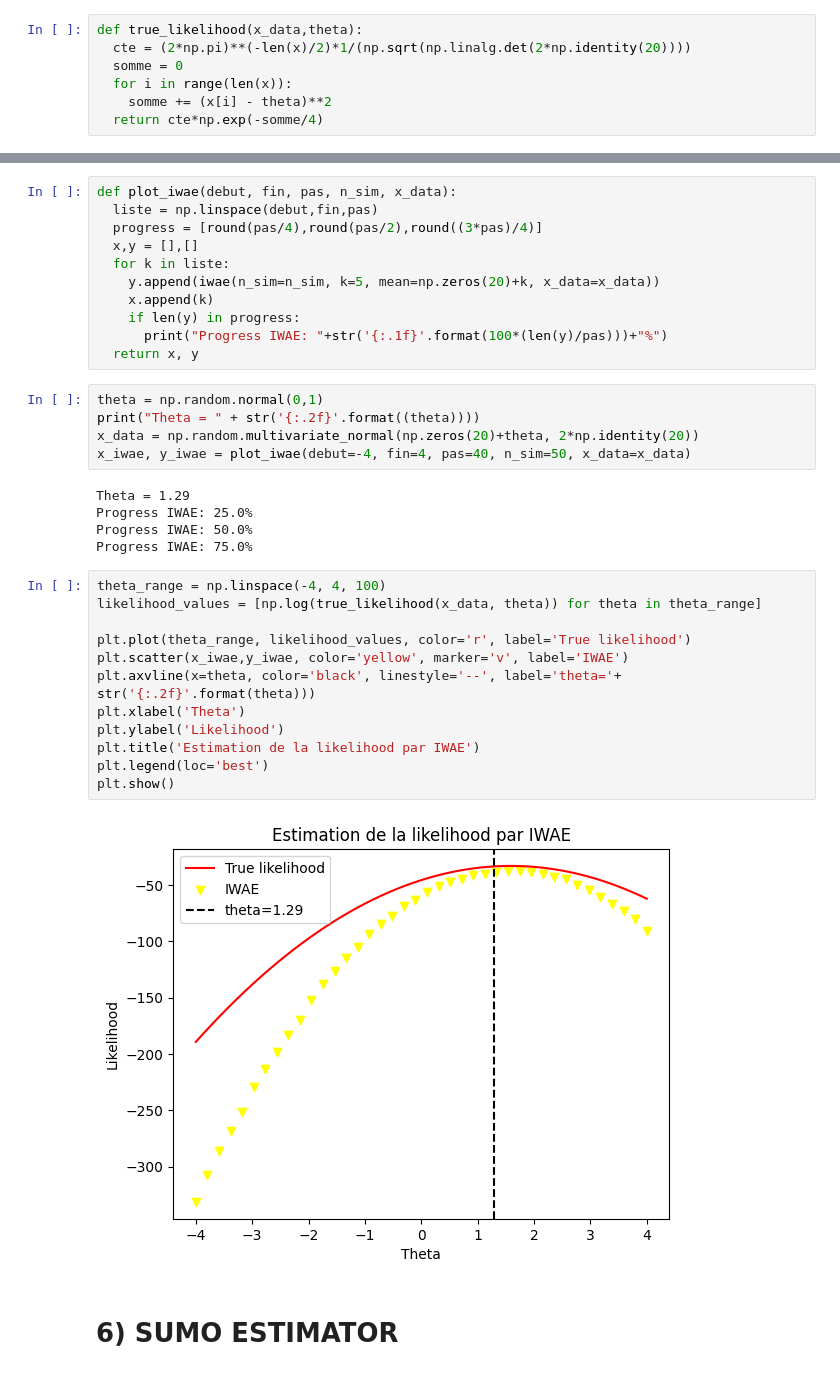
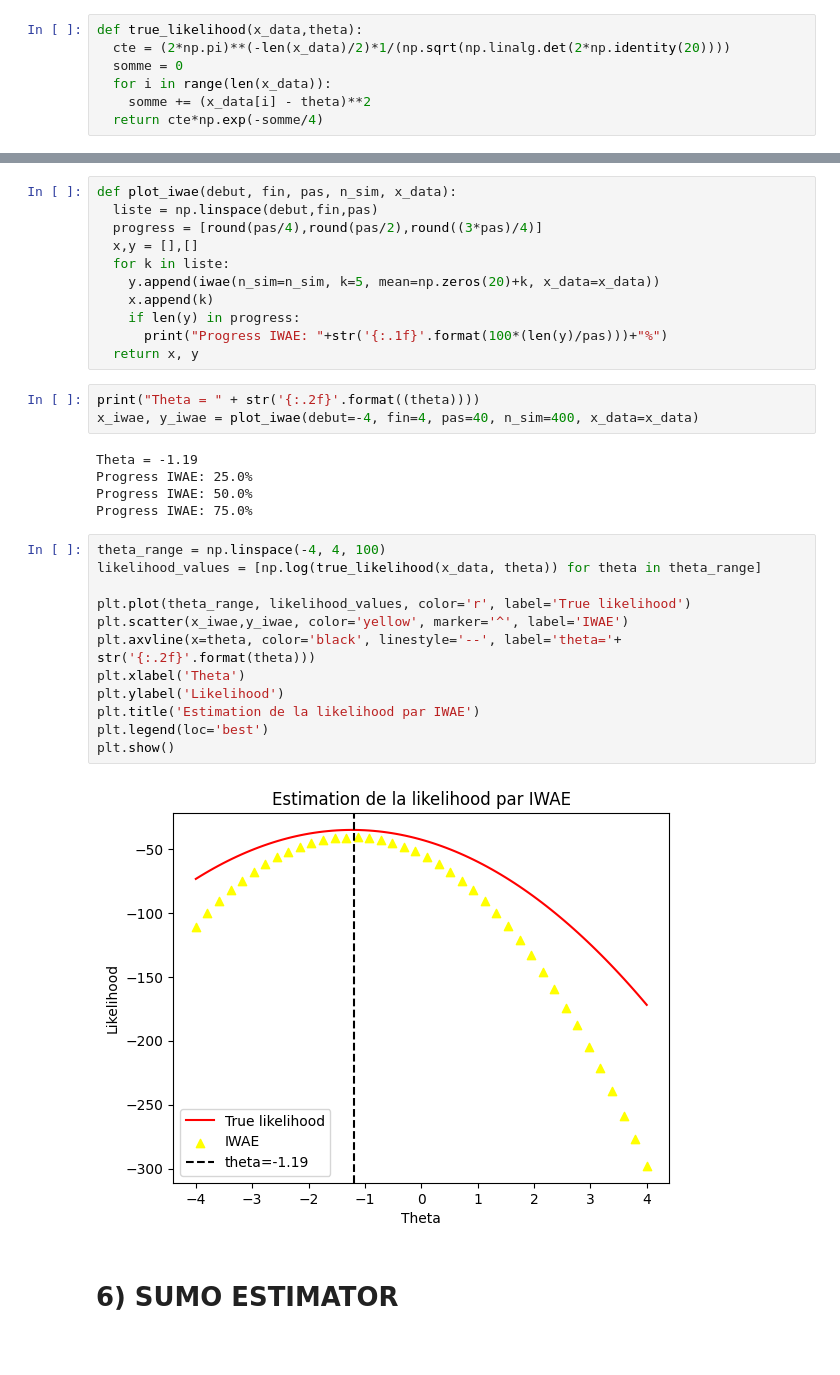
Before and after one commit to JulienPeignon/Monte_Carlo_Simulations, a Jupyter notebook: Final_Project.ipynb, the cells around one changed output, grey strips where cells are left out. Saved outputs shown, nothing was run; the diff lists cells and outputs as text.

```diff
--- a/Final_Project.ipynb
+++ b/Final_Project.ipynb
@@ -44,10 +51,10 @@ def generate_q_p(K,mean,x_data,z,z_O,z_E):
 # **2) THEORETICAL LIKELIHOOD**
 # %%
 def true_likelihood(x_data,theta):
-  cte = (2*np.pi)**(-len(x)/2)*1/(np.sqrt(np.linalg.det(2*np.identity(20))))
+  cte = (2*np.pi)**(-len(x_data)/2)*1/(np.sqrt(np.linalg.det(2*np.identity(20))))
   somme = 0
-  for i in range(len(x)):
-    somme += (x[i] - theta)**2
+  for i in range(len(x_data)):
+    somme += (x_data[i] - theta)**2
   return cte*np.exp(-somme/4)
 # %% [markdown]
 # **3) SS ESTIMATOR**
@@ -233,29 +236,27 @@ def plot_iwae(debut, fin, pas, n_sim, x_data):
       print("Progress IWAE: "+str('{:.1f}'.format(100*(len(y)/pas)))+"%")
   return x, y
 # %%
-theta = np.random.normal(0,1)
 print("Theta = " + str('{:.2f}'.format((theta))))
-x_data = np.random.multivariate_normal(np.zeros(20)+theta, 2*np.identity(20))
-x_iwae, y_iwae = plot_iwae(debut=-4, fin=4, pas=40, n_sim=50, x_data=x_data)
+x_iwae, y_iwae = plot_iwae(debut=-4, fin=4, pas=40, n_sim=400, x_data=x_data)
 # %% [output]
-Theta = 1.29
+Theta = -1.19
 Progress IWAE: 25.0%
 Progress IWAE: 50.0%
 Progress IWAE: 75.0%
 # %%
 theta_range = np.linspace(-4, 4, 100)
 likelihood_values = [np.log(true_likelihood(x_data, theta)) for theta in theta_range]
 
 plt.plot(theta_range, likelihood_values, color='r', label='True likelihood')
-plt.scatter(x_iwae,y_iwae, color='yellow', marker='v', label='IWAE')
+plt.scatter(x_iwae,y_iwae, color='yellow', marker='^', label='IWAE')
 plt.axvline(x=theta, color='black', linestyle='--', label='theta='+ str('{:.2f}'.format(theta)))
 plt.xlabel('Theta')
 plt.ylabel('Likelihood')
 plt.title('Estimation de la likelihood par IWAE')
 plt.legend(loc='best')
 plt.show()
 # %% [output]
-[figure, old version]
+[figure, new version]
 # %% [markdown]
 # **6) SUMO ESTIMATOR**
 # %% [markdown]
```
Also changed, not shown: parts of 21 cells of this notebook.
